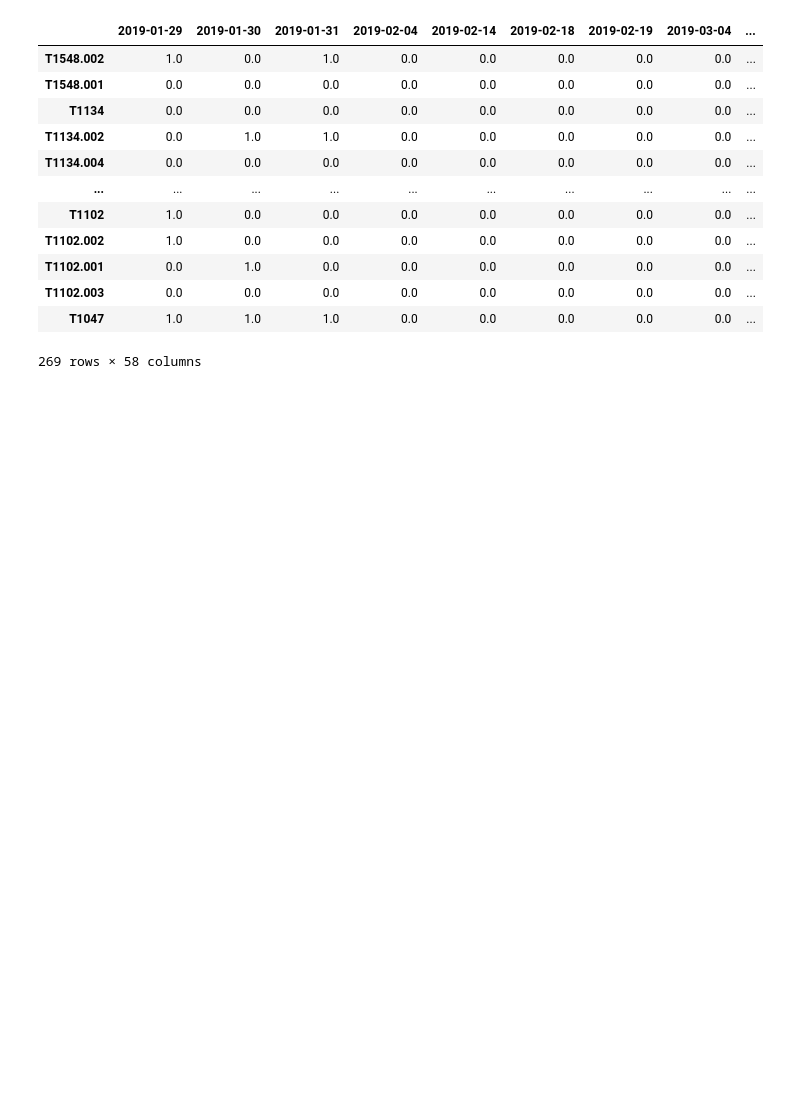
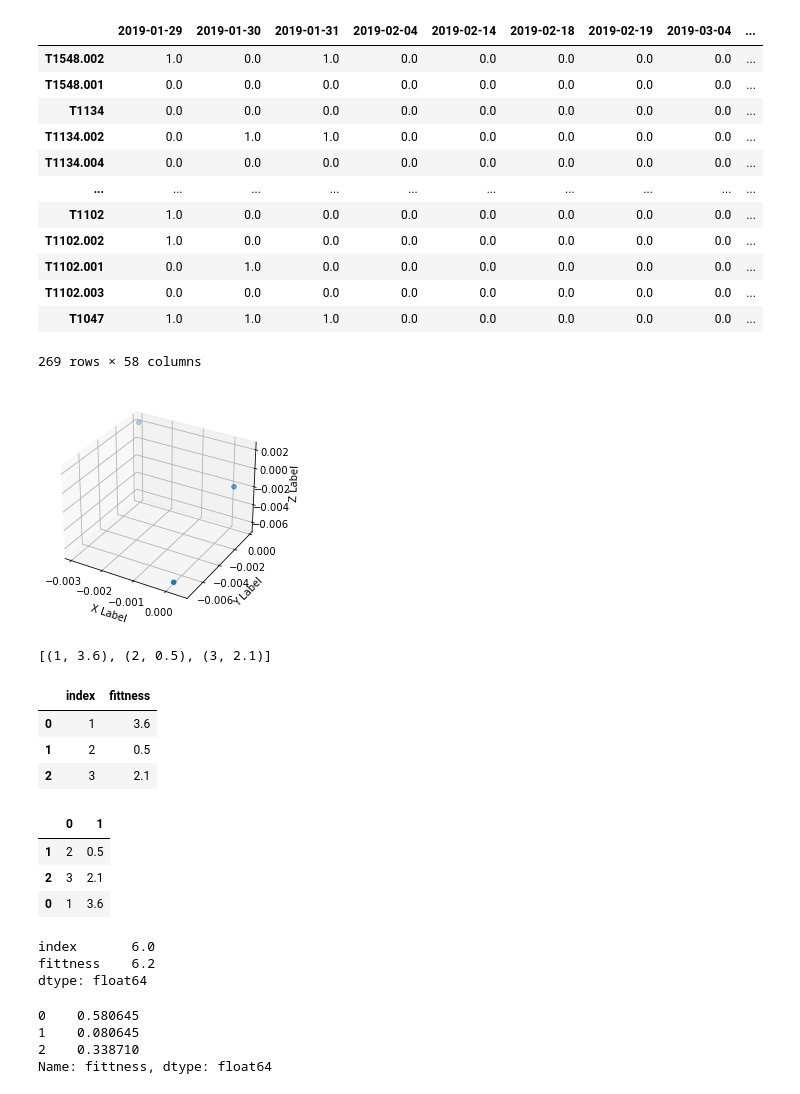
Before and after one commit to tobiasbudig/attack-hypotheses-generation, a Jupyter notebook: regression/time series regression .ipynb, the cells around one changed output. Saved outputs shown, nothing was run; the diff lists cells and outputs as text; code cells hidden in the pictures; blank space fills up the shorter version.

```diff
--- a/regression/time series regression .ipynb
+++ b/regression/time series regression .ipynb
@@ -2,7 +2,7 @@
 import pandas as pd
 import numpy as np
 # %%
-X = pd.read_excel("../reduced_table_with_timestamps_and_props.xlsx", sheet_name="X", index_col="ID")
-X = X.drop(["prop", "Summe"], axis=0)
+X = pd.read_excel("../Data for algorithms.xlsx", sheet_name="X", index_col="ID").T
+X = X.drop(["prop"], axis=1)
 X
 # %% [output]
@@ -10,4 +22,4 @@ ValueError: Index ID invalid
 # %%
-created = X["created"]
-created.value_counts() # 63 time steps
+created = X.T["created"]
+created.count() # 63 time steps
 # %% [output]
@@ -28,0 +44,11 @@ Name: created, Length: 63, dtype: int64
+# %%
+years = [2017, 2018, 2019, 2020]
+yearDF = pd.DataFrame([])
+
+for year in years:
+
+    yearDF[f"{year}"] = X.T[created.dt.year == year].sum()
+    total = yearDF[f"{year}"].sum()
+    print(total)
+    yearDF[f"{year}"] = yearDF[f"{year}"] / total
+yearDF
@@ -177,3 +286,59 @@ X_small
 # to do
 # - check if coulumn / row only with zeros
 # - perform multivariat / vector / ... time series analysis
+# %%
+import matplotlib.pyplot as plt
+import sklearn.decomposition as SKdecom
+pca3 = SKdecom.PCA(n_components=3)
+pca3.fit(yearDF)
+
+X3 = pca3.transform(yearDF)
+
+fig = plt.figure()
+ax = fig.add_subplot(projection='3d')
+ax.scatter(X3[0], X3[1], X3[2])
+ax.set_xlabel('X Label')
+ax.set_ylabel('Y Label')
+ax.set_zlabel('Z Label')
+
+plt.show()
+# %% [output]
+[figure, added]
+# %%
+
+xyz = []
+
+xyz.append( (1, 3.6) )
+xyz.append( (2, 0.5) )
+xyz.append( (3, 2.1) )
+xyz
+# %% [output]
+[(1, 3.6), (2, 0.5), (3, 2.1)]
+# %%
+myDf = pd.DataFrame(xyz, columns=["index", "fittness"])
+myDf
+# %% [output]
+|  | index | fittness |
+| 0 | 1 | 3.6 |
+| 1 | 2 | 0.5 |
+| 2 | 3 | 2.1 |
+# %%
+myDf.sort_values(by=1)
+# %% [output]
+|  | 0 | 1 |
+| 1 | 2 | 0.5 |
+| 2 | 3 | 2.1 |
+| 0 | 1 | 3.6 |
+# %%
+myDf.sum()
+# %% [output]
+index       6.0
+fittness    6.2
+dtype: float64
+# %%
+myDf["fittness"] / myDf["fittness"].sum()
+# %% [output]
+0    0.580645
+1    0.080645
+2    0.338710
+Name: fittness, dtype: float64
```
Also changed, not shown: parts of 14 cells of this notebook, 1 other file.
